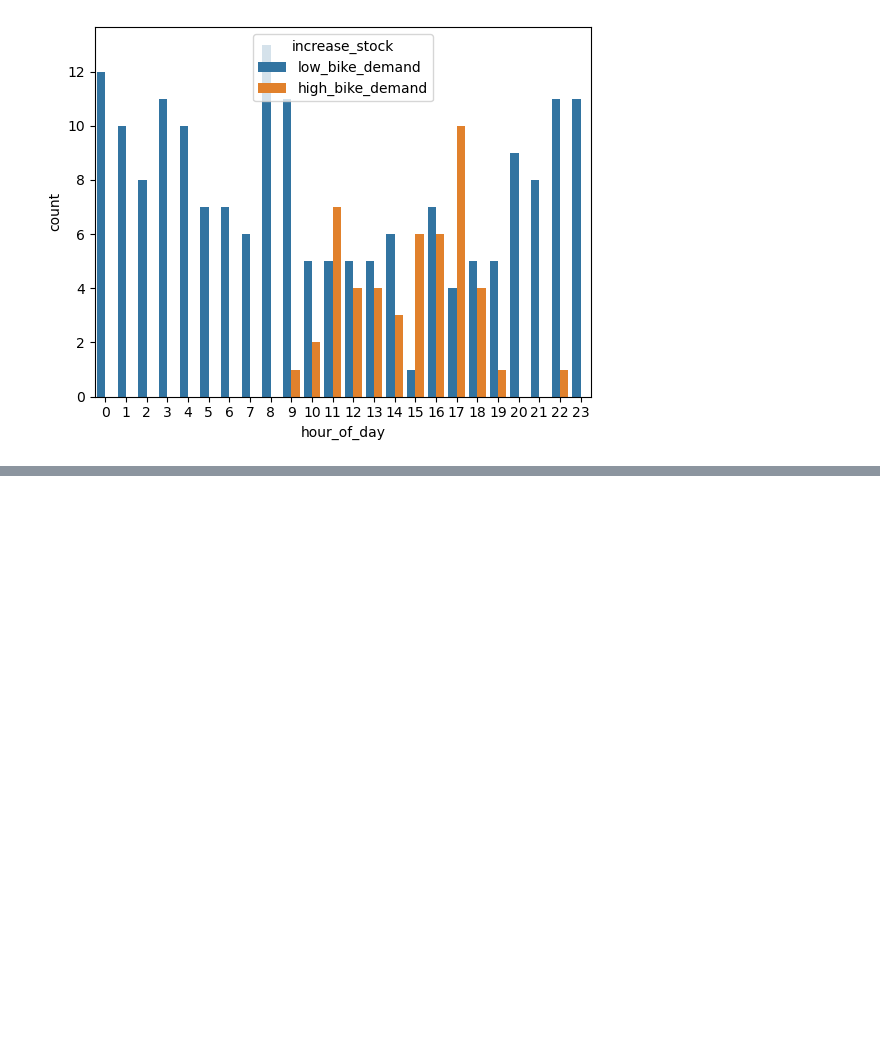
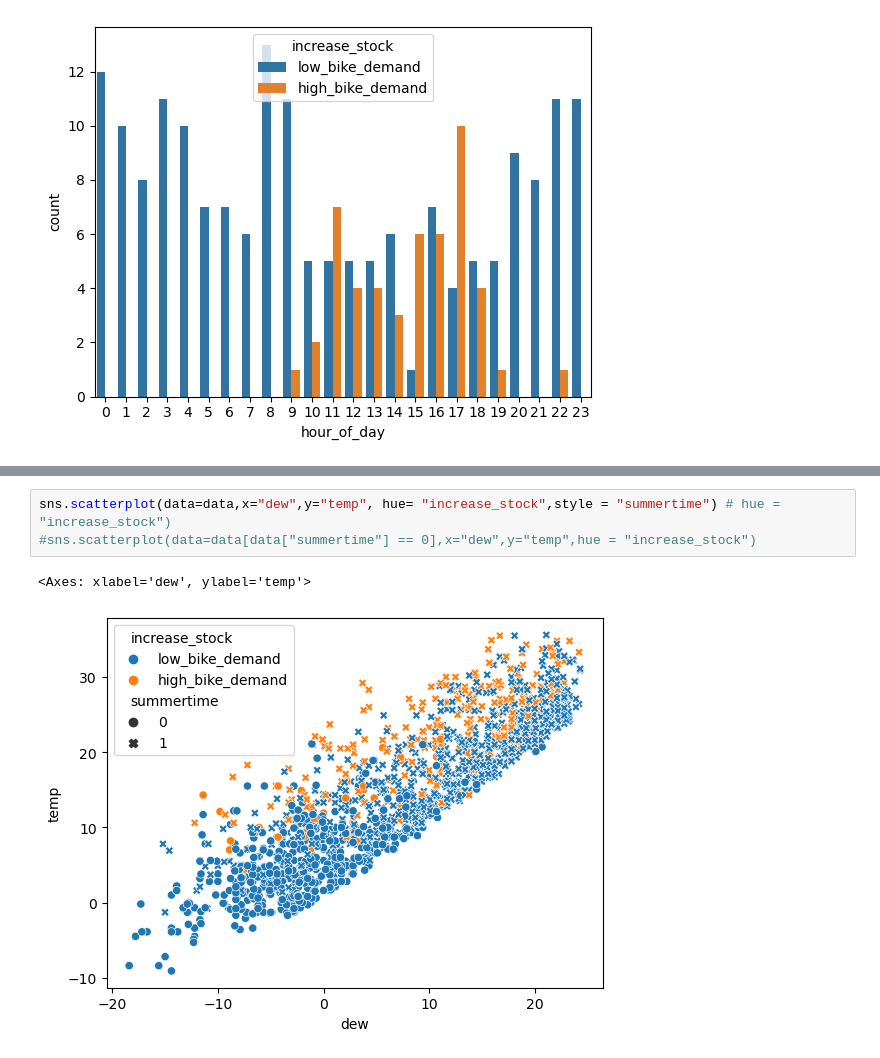
Before and after one commit to vaughankraska/BIKES_SML, a Jupyter notebook: notebooks/es_data_exporation.ipynb, the cells around one changed output, grey strips where cells are left out. Saved outputs shown, nothing was run; the diff lists cells and outputs as text; blank space fills up the shorter version.

```diff
--- a/notebooks/es_data_exporation.ipynb
+++ b/notebooks/es_data_exporation.ipynb
@@ -183,0 +359,6 @@ sns.barplot(data = df_hourday[df_hourday["day_of_week"] ==6], x="hour_of_day",y=
+# %%
+sns.scatterplot(data=data,x="dew",y="temp", hue= "increase_stock",style = "summertime") # hue = "increase_stock")
+#sns.scatterplot(data=data[data["summertime"] == 0],x="dew",y="temp",hue = "increase_stock")
+# %% [output]
+<Axes: xlabel='dew', ylabel='temp'>
+[figure, added]
```
Also changed, not shown: parts of 10 cells of this notebook.
